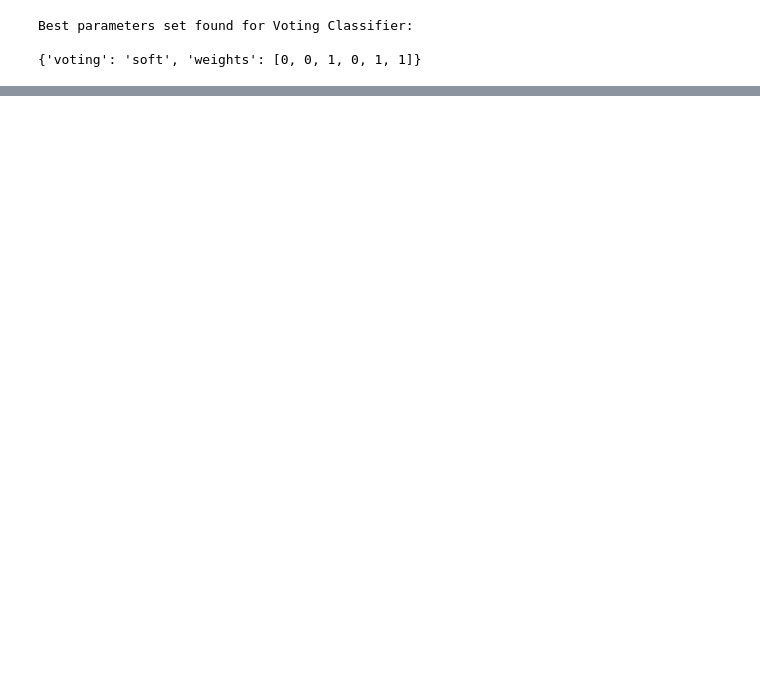
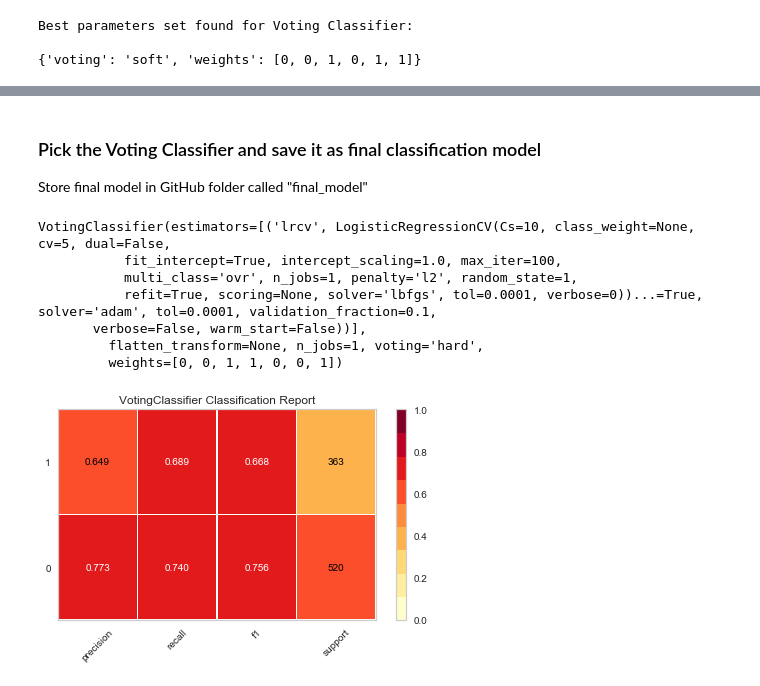
Before and after one commit to fagan2888/Box-Office, a Jupyter notebook: codes/Data_modeling_notebook/modelMoviesData_Classification.ipynb, the cells around one changed output, grey strips where cells are left out. Drawn from its saved outputs; the diff is of its cells as text; code cells hidden in the pictures; blank space fills up the shorter version.

Commit message:
Commit final models

```diff
--- a/codes/Data_modeling_notebook/modelMoviesData_Classification.ipynb
+++ b/codes/Data_modeling_notebook/modelMoviesData_Classification.ipynb
@@ -513,0 +553,5 @@ Best parameters set found for Voting Classifier:
+# %% [markdown]
+
+### Pick the Voting Classifier and save it as final classification model
+
+Store final model in GitHub folder called "final_model"
@@ -513,0 +563,20 @@ Best parameters set found for Voting Classifier:
+# %%
+#Code to double check stored Voting Classifier model is the same as what was created above.
+
+two_up = os.path.abspath(os.path.join(os.getcwd(),"../.."))
+filename = two_up + r'\final_models\votingClassifier_20180901.pkl'
+vc_check = joblib.load(filename)
+print(vc_check)
+oz = ClassificationReport(vc_check, support=True)
+oz.fit(X_train_std, y_train_std)
+oz.score(X_test_std, y_test_std)
+oz.poof()
+# %% [output]
+VotingClassifier(estimators=[('lrcv', LogisticRegressionCV(Cs=10, class_weight=None, cv=5, dual=False,
+           fit_intercept=True, intercept_scaling=1.0, max_iter=100,
+           multi_class='ovr', n_jobs=1, penalty='l2', random_state=1,
+           refit=True, scoring=None, solver='lbfgs', tol=0.0001, verbose=0))...=True, solver='adam', tol=0.0001, validation_fraction=0.1,
+       verbose=False, warm_start=False))],
+         flatten_transform=None, n_jobs=1, voting='hard',
+         weights=[0, 0, 1, 1, 0, 0, 1])
+[figure, added]
```
Also changed, not shown: parts of 19 cells of this notebook, 3 other files.
